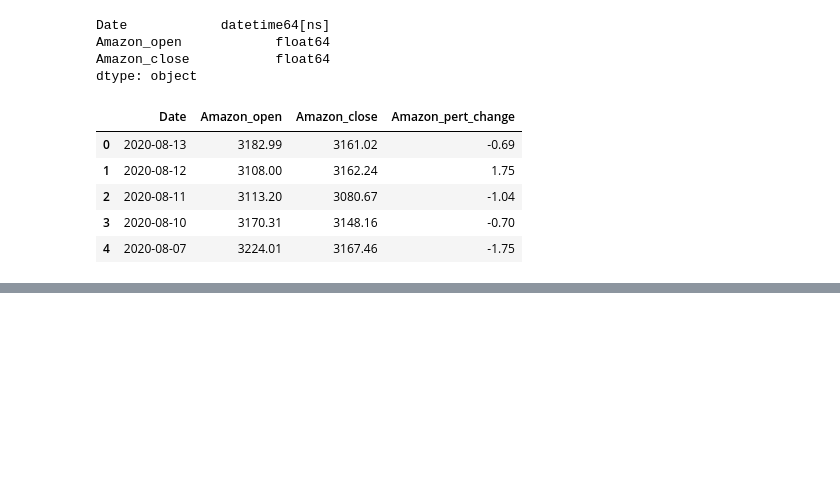
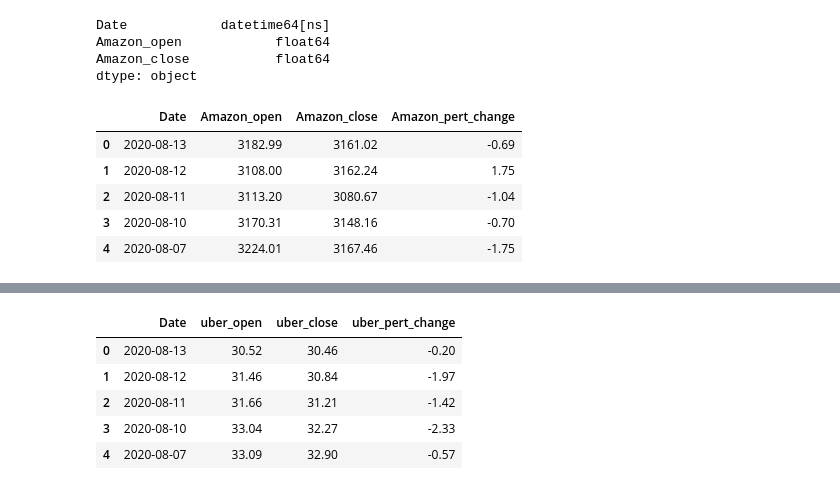
Before and after one commit to angelasivirich/Finance-Yahoo-ETL, a Jupyter notebook: Finance_Yahoo.ipynb, the cells around one changed output, grey strips where cells are left out. Drawn from its saved outputs; the diff is of its cells as text; code cells hidden in the pictures; blank space fills up the shorter version.

```diff
--- a/Finance_Yahoo.ipynb
+++ b/Finance_Yahoo.ipynb
@@ -355 +451,16 @@ Amazon_df.head()
+# %%
+uber_df=uber_df[['Date','Open','Close*']].copy()
+uber_df.columns=['Date','uber_open','uber_close']
+uber_df['uber_open']=uber_df['uber_open'].astype('str', copy=True).astype('float', copy=True)
+uber_df['uber_close']=uber_df['uber_close'].astype('str', copy=True).astype('float', copy=True)
+# %%
+uber_df['uber_pert_change']=round(((uber_df['uber_close']-uber_df['uber_open'])/(uber_df['uber_open']))*100,2)
+uber_df.head()
+# %% [output]
+|  | Date | uber_open | uber_close | uber_pert_change |
+| 0 | 2020-08-13 | 30.52 | 30.46 | -0.20 |
+| 1 | 2020-08-12 | 31.46 | 30.84 | -1.97 |
+| 2 | 2020-08-11 | 31.66 | 31.21 | -1.42 |
+| 3 | 2020-08-10 | 33.04 | 32.27 | -2.33 |
+| 4 | 2020-08-07 | 33.09 | 32.90 | -0.57 |
 # %%
```
Also changed, not shown: parts of 12 cells of this notebook.
